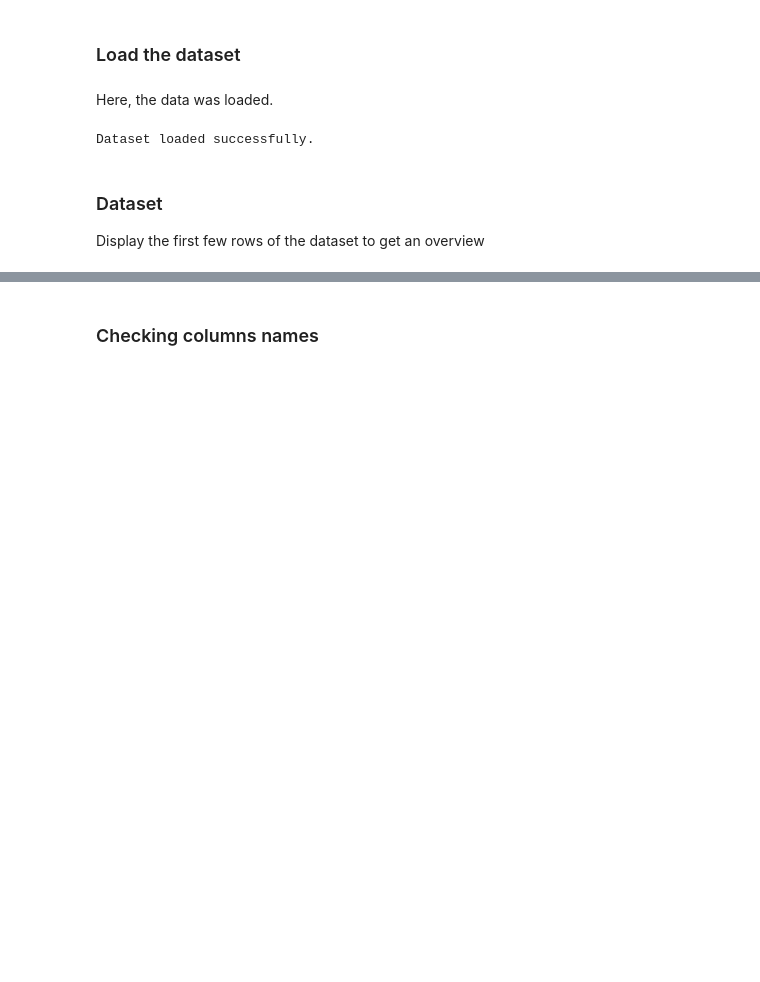
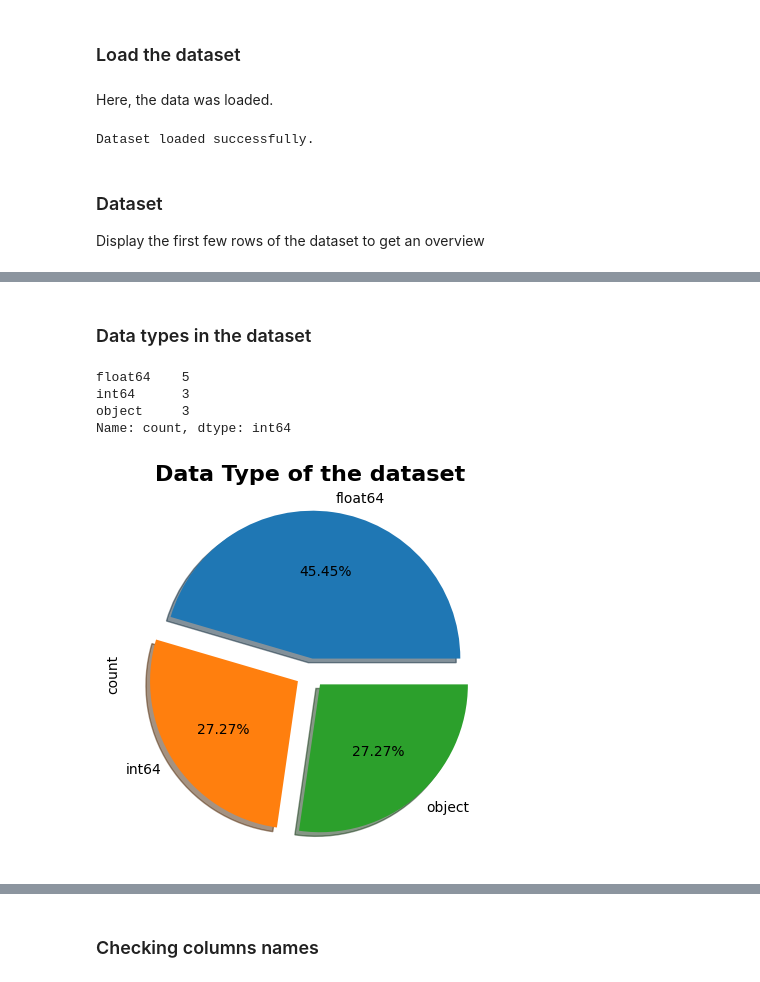
Before and after one commit to jasmeet2000/Fraud-Detection-in-Financial-Transactions, a Jupyter notebook: Fraud_Detection_in_Financial_Transactions.ipynb, the cells around one changed output, grey strips where cells are left out. Drawn from its saved outputs; the diff is of its cells as text; code cells hidden in the pictures; blank space fills up the shorter version.

```diff
--- a/Fraud_Detection_in_Financial_Transactions.ipynb
+++ b/Fraud_Detection_in_Financial_Transactions.ipynb
@@ -56,0 +131,15 @@ df.shape
+# %% [markdown]
+###  Data types in the dataset
+# %%
+# Count of types of data type
+df.dtypes.value_counts()
+# %% [output]
+float64    5
+int64      3
+object     3
+Name: count, dtype: int64
+# %%
+df.dtypes.value_counts().plot.pie(explode = [0.1,0.1,0.1],autopct = '%1.2f%%',shadow = True)
+plt.title('Data Type of the dataset', fontweight = 'bold', fontsize = 16);
+# %% [output]
+[figure, added]
```
Also changed, not shown: parts of 27 cells of this notebook, 1 other file.
